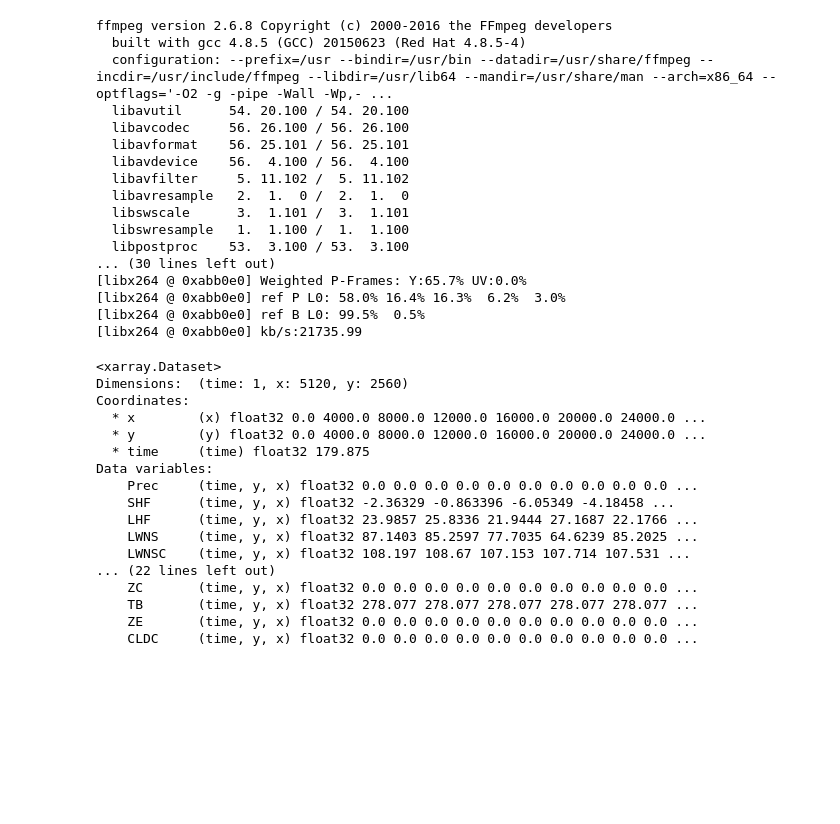
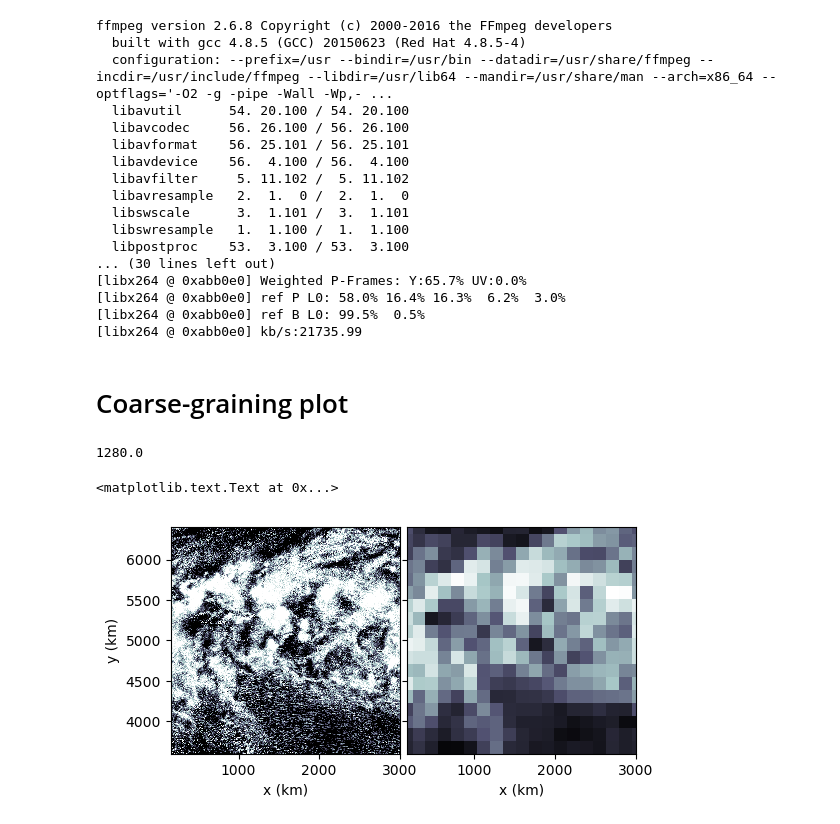
Before and after one commit to nbren12/gnl, a Jupyter notebook: workflows/sam/movie_2d/make_cld_movie.ipynb, the cells around one changed output. Cells and saved outputs as stored; diff of their text form; code cells hidden in the pictures; blank space fills up the shorter version.

Commit message:
add plot of CLD and coarse graining

```diff
--- a/workflows/sam/movie_2d/make_cld_movie.ipynb
+++ b/workflows/sam/movie_2d/make_cld_movie.ipynb
@@ -60,3 +60,5 @@ ffmpeg version 2.6.8 Copyright (c) 2000-2016 the FFmpeg developers
 [libx264 @ 0xabb0e0] ref P L0: 58.0% 16.4% 16.3%  6.2%  3.0%
 [libx264 @ 0xabb0e0] ref B L0: 99.5%  0.5%
 [libx264 @ 0xabb0e0] kb/s:21735.99
+# %% [markdown]
+# Coarse-graining plot
@@ -63,20 +67,31 @@ ffmpeg version 2.6.8 Copyright (c) 2000-2016 the FFmpeg developers
 # %%
-xr.open_dataset(path+"/"+ file)
+ds = xr.open_dataset(path+"/"+ file)
-# %% [output]
-<xarray.Dataset>
-Dimensions:  (time: 1, x: 5120, y: 2560)
-Coordinates:
-  * x        (x) float32 0.0 4000.0 8000.0 12000.0 16000.0 20000.0 24000.0 ...
-  * y        (y) float32 0.0 4000.0 8000.0 12000.0 16000.0 20000.0 24000.0 ...
-  * time     (time) float32 179.875
-Data variables:
-    Prec     (time, y, x) float32 0.0 0.0 0.0 0.0 0.0 0.0 0.0 0.0 0.0 0.0 ...
-    SHF      (time, y, x) float32 -2.36329 -0.863396 -6.05349 -4.18458 ...
-    LHF      (time, y, x) float32 23.9857 25.8336 21.9444 27.1687 22.1766 ...
-    LWNS     (time, y, x) float32 87.1403 85.2597 77.7035 64.6239 85.2025 ...
-    LWNSC    (time, y, x) float32 108.197 108.67 107.153 107.714 107.531 ...
-... (22 lines left out)
-    ZC       (time, y, x) float32 0.0 0.0 0.0 0.0 0.0 0.0 0.0 0.0 0.0 0.0 ...
-    TB       (time, y, x) float32 278.077 278.077 278.077 278.077 278.077 ...
-    ZE       (time, y, x) float32 0.0 0.0 0.0 0.0 0.0 0.0 0.0 0.0 0.0 0.0 ...
-    CLDC     (time, y, x) float32 0.0 0.0 0.0 0.0 0.0 0.0 0.0 0.0 0.0 0.0 ...
+# %%
+len(ds.y)/2
+# %% [output]
+1280.0
+# %%
+box = dict(x=slice(0, 40*20), y=slice(1280-10*40, 1280+10*40))
+
+ds_box = ds.isel(**box).squeeze()
+ds_box['x'] /= 1e3
+ds_box['y'] /= 1e3
+# %%
+fig, axs = plt.subplots(1, 2, figsize=(6,3), sharex=True, sharey=True, dpi=100)
+plt.subplots_adjust(wspace=0.03)
+
+z = ds_box.CLD
+axs[0].pcolormesh(z.x, z.y, z, cmap='bone')
+
+zc = coarsen(z, x=40, y=40)
+axs[1].pcolormesh(zc.x, zc.y, zc, cmap='bone')
+axs[0].set_xlim([160, 3000])
+axs[0].set_ylim([3600, 6400])
+
+
+for ax in axs:
+    ax.set_xlabel('x (km)')
+axs[0].set_ylabel('y (km)')
+# %% [output]
+<matplotlib.text.Text at 0x...>
+[figure, added]
```
Also changed, not shown: parts of 1 cell of this notebook.
